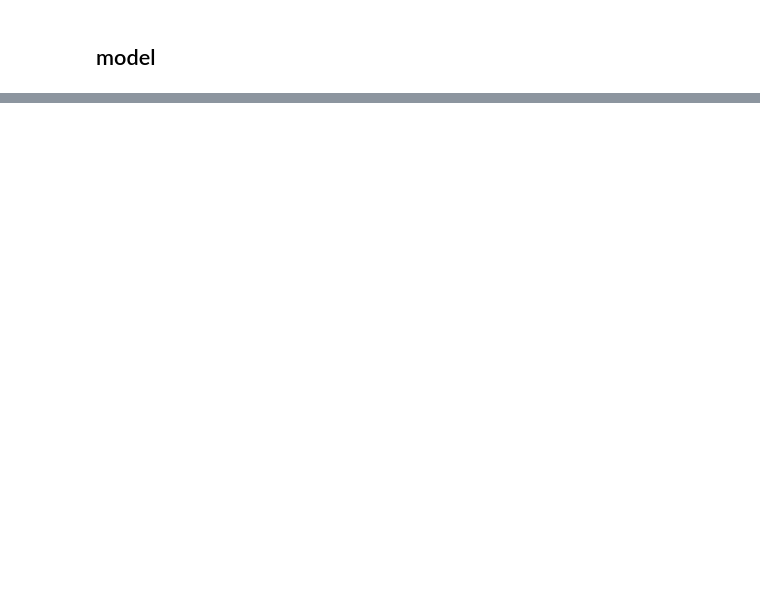
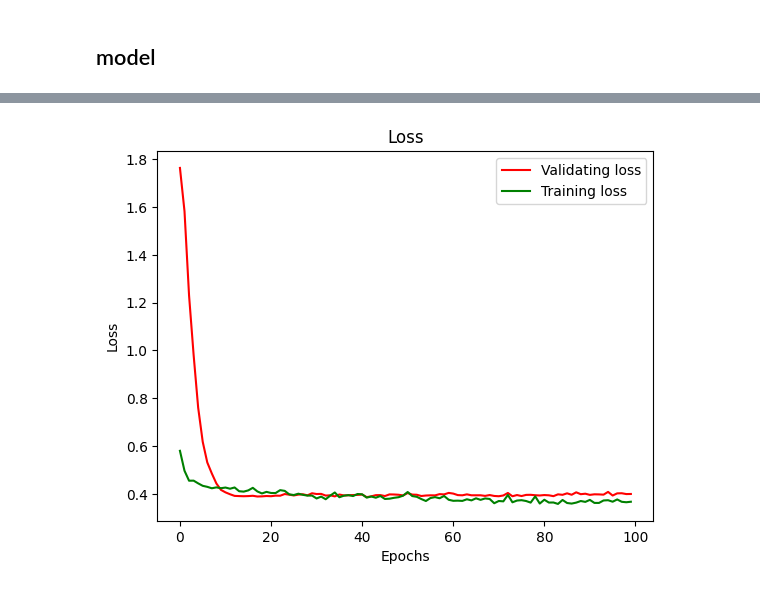
Before and after one commit to CJCSeniorProject/kaggle-titanic, a Jupyter notebook: run.ipynb, the cells around one changed output, grey strips where cells are left out. Cells and saved outputs as stored; diff of their text form; code cells hidden in the pictures; blank space fills up the shorter version.

```diff
--- a/run.ipynb
+++ b/run.ipynb
@@ -15,12 +15,14 @@ def normalize_data(df):
 def process_data(df):
   df = df.drop(['PassengerId', 'Name', 'Ticket', 'Cabin'], axis=1)
 
-  df = df.dropna()
+  df['Age'] = df['Age'].fillna(df['Age'].mean())
+  df['Embarked'] = df['Embarked'].fillna('S')
 
   df['Sex'] = df['Sex'].map(df['Sex'].value_counts())
   df['Embarked'] = df['Embarked'].map(df['Embarked'].value_counts())
 
-  df = normalize_data(df)
+  # df = normalize_data(df)
+  df = df.sample(frac=1)
   return df
 # %%
 df = pd.read_csv('data/train.csv')
@@ -44,9 +65,12 @@ test.head()
 ## model
 # %%
 model = tf.keras.Sequential([
-  tf.keras.layers.Dense(64, activation='relu', input_shape=(7,)),
+  tf.keras.layers.Input(shape=(7,)),
   tf.keras.layers.BatchNormalization(),
   tf.keras.layers.Dense(64, activation='relu'),
+  # tf.keras.layers.Dropout(0.2),
+  tf.keras.layers.Dense(64, activation='relu'),
+  # tf.keras.layers.Dropout(0.2),
   tf.keras.layers.Dense(1, activation='sigmoid')
 ])
 model.summary()
@@ -56,7 +118,10 @@ history = model.fit(df.drop('Survived', axis=1), df['Survived'], epochs=100, val
 # %%
-plt.plot(history.epoch, history.history["val_loss"], 'g', label='Training loss')
-plt.title('Training loss')
+plt.plot(history.epoch, history.history["val_loss"], 'r', label='Validating loss')
+plt.plot(history.epoch, history.history["loss"], 'g', label='Training loss')
+plt.title('Loss')
 plt.xlabel('Epochs')
 plt.ylabel('Loss')
 plt.legend()
 plt.show()
+# %% [output]
+[figure, added]
```
Also changed, not shown: parts of 14 cells of this notebook.
